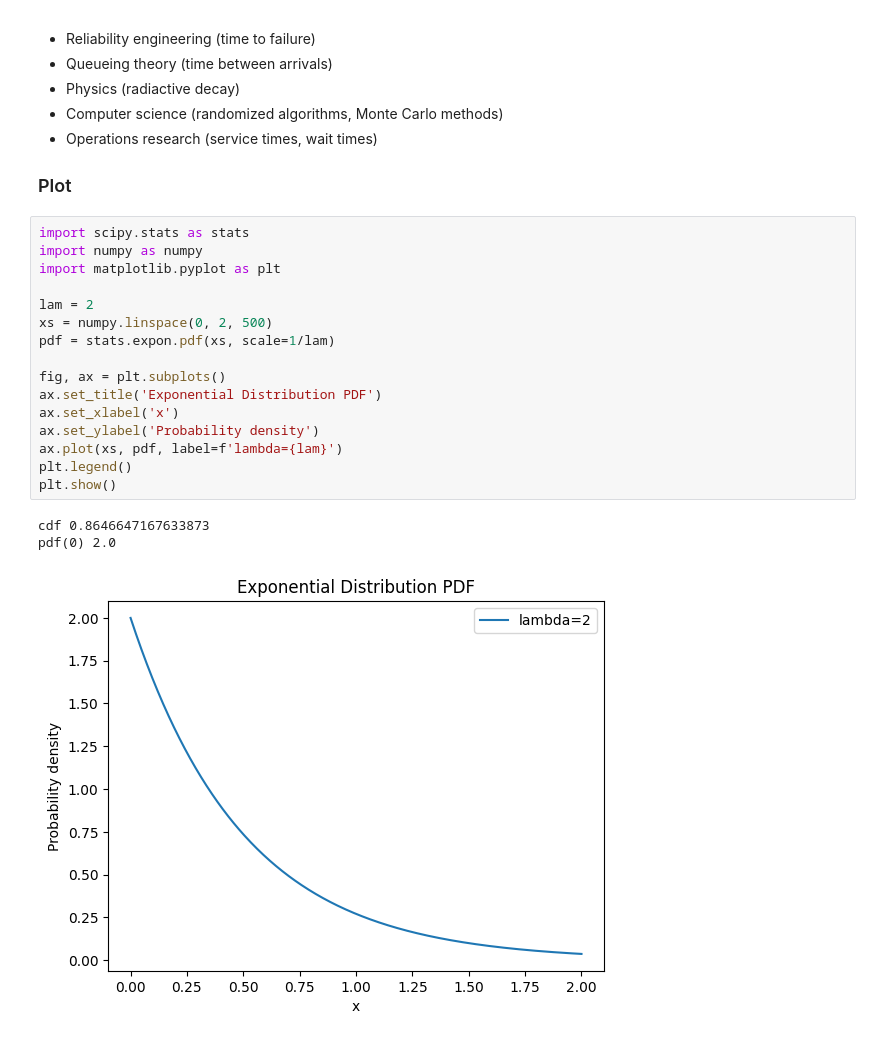
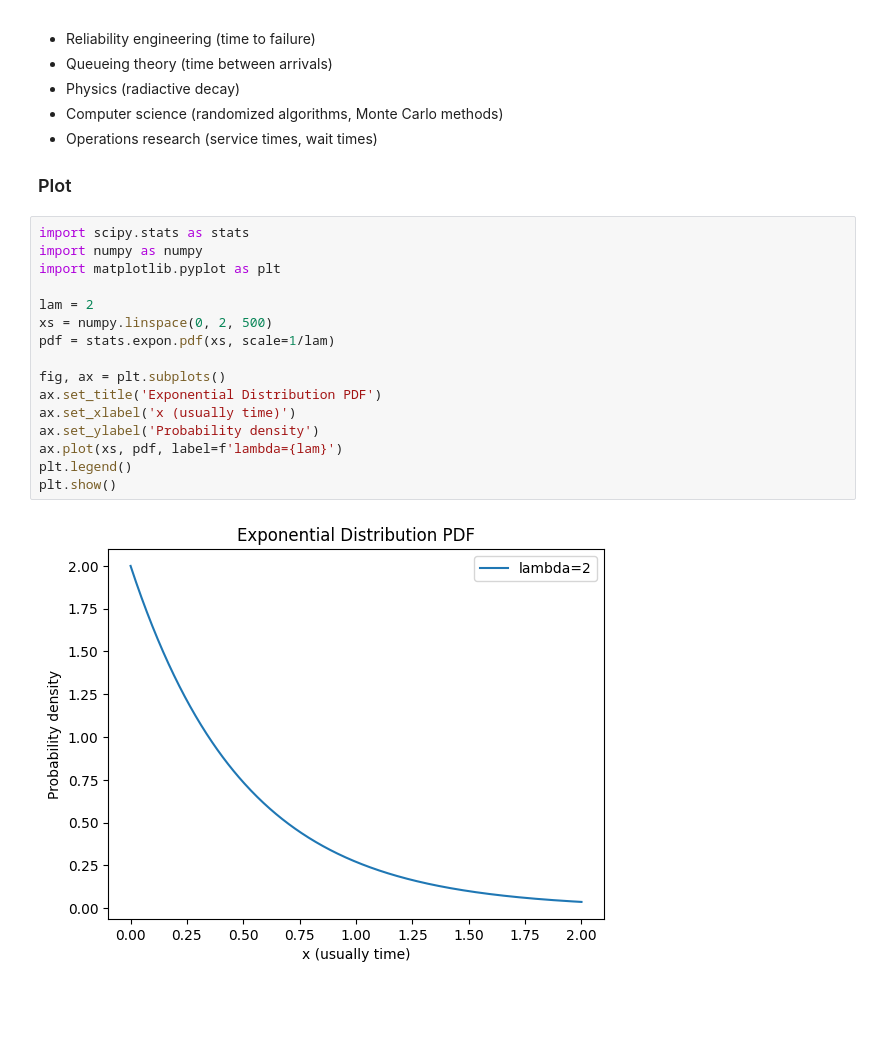
Before and after one commit to ZenSoftware/zen_jupyter, a Jupyter notebook: stats/exponential_dist.ipynb, the cells around one changed output. Cells and saved outputs as stored; diff of their text form; blank space fills up the shorter version.

```diff
--- a/stats/exponential_dist.ipynb
+++ b/stats/exponential_dist.ipynb
@@ -58,20 +58,18 @@ The exponential distribution is widely used in:
 # %%
 import scipy.stats as stats
 import numpy as numpy
 import matplotlib.pyplot as plt
 
 lam = 2
 xs = numpy.linspace(0, 2, 500)
 pdf = stats.expon.pdf(xs, scale=1/lam)
 
 fig, ax = plt.subplots()
 ax.set_title('Exponential Distribution PDF')
-ax.set_xlabel('x')
+ax.set_xlabel('x (usually time)')
 ax.set_ylabel('Probability density')
 ax.plot(xs, pdf, label=f'lambda={lam}')
 plt.legend()
 plt.show()
 # %% [output]
-cdf 0.8646647167633873
-pdf(0) 2.0
-[figure, old version]
+[figure, new version]
```
Also changed, not shown: 5 other files.
